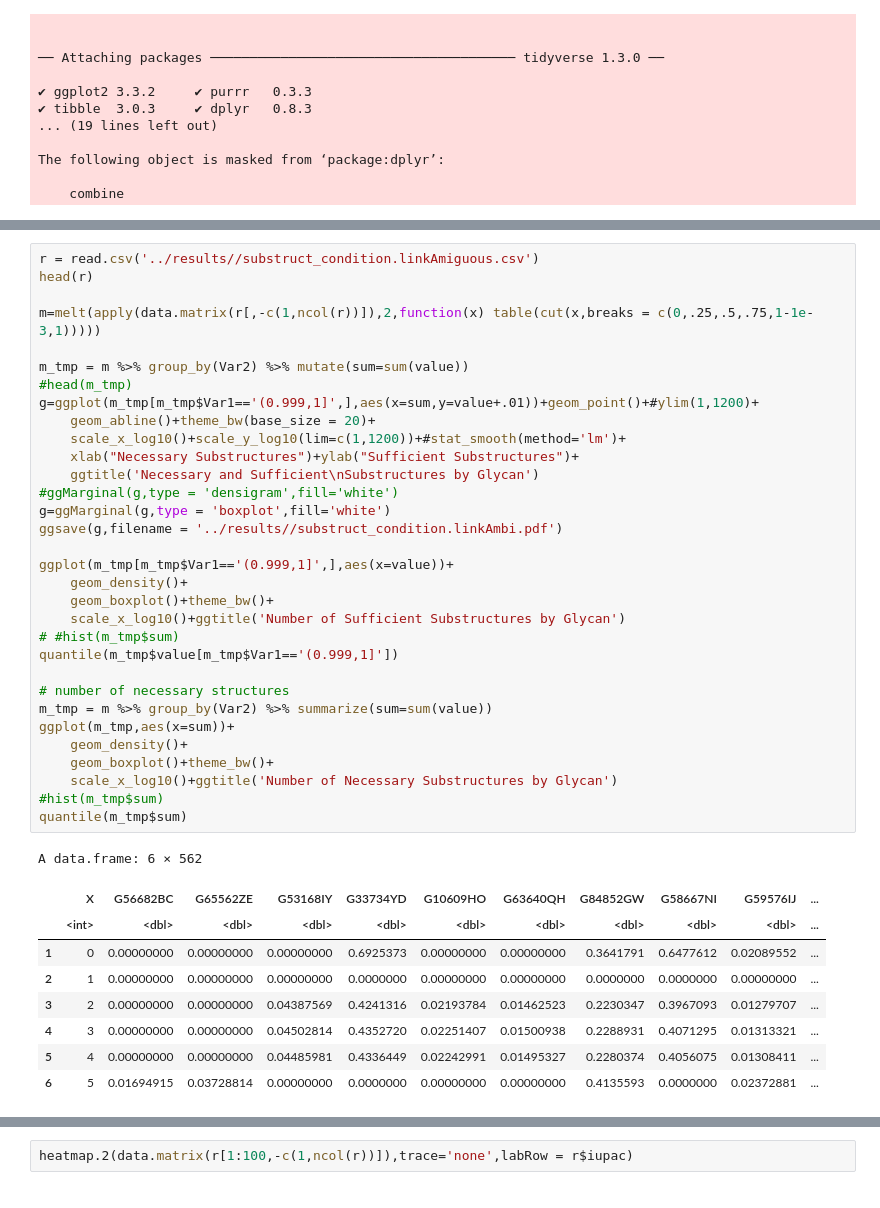
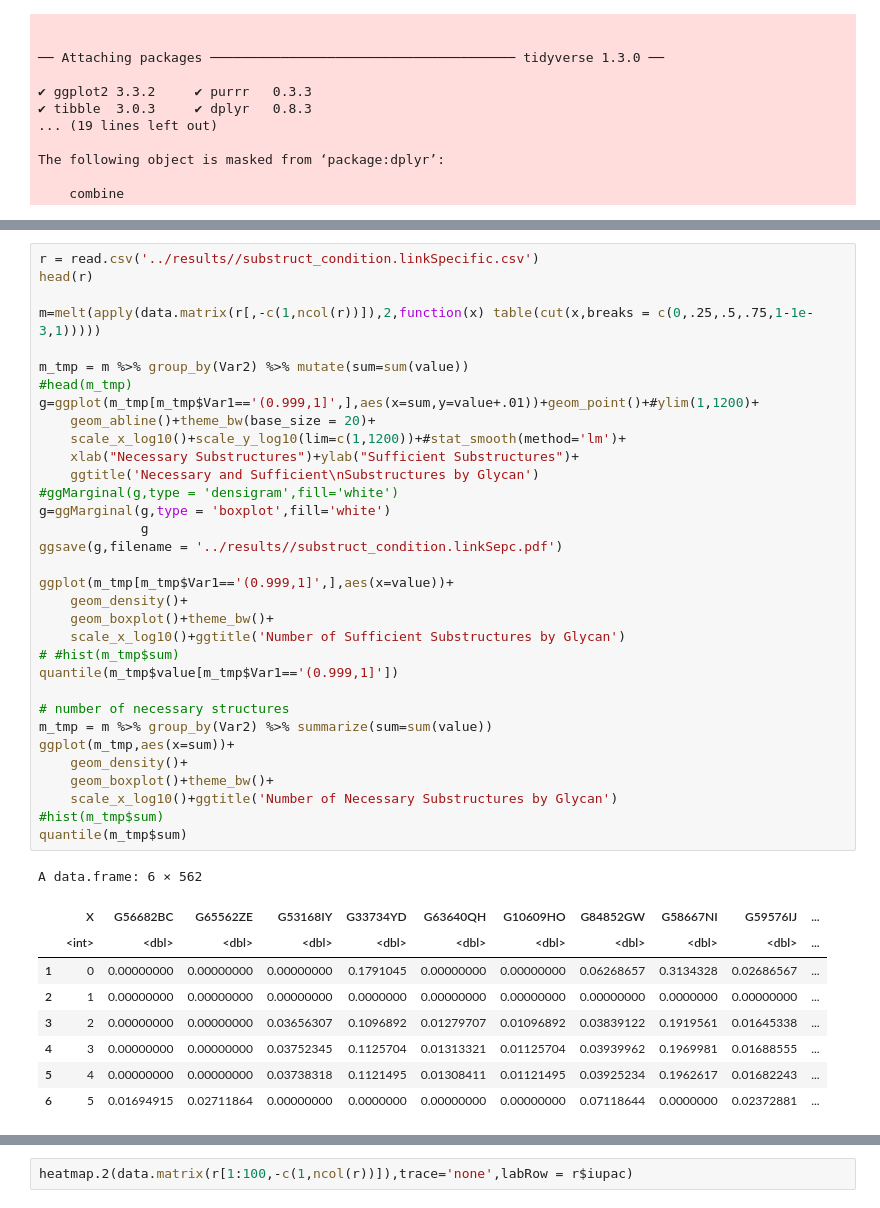
Before and after one commit to bkellman/NecessarySufficient_Substructures, a Jupyter notebook: notebooks/3.Explore.ipynb, the cells around one changed output, grey strips where cells are left out. Drawn from its saved outputs; the diff is of its cells as text.

```diff
--- a/notebooks/3.Explore.ipynb
+++ b/notebooks/3.Explore.ipynb
@@ -27,42 +104,43 @@ The following object is masked from ‘package:dplyr’:
 # %%
-r = read.csv('../results//substruct_condition.linkAmiguous.csv')
+r = read.csv('../results//substruct_condition.linkSpecific.csv')
 head(r)
 
 m=melt(apply(data.matrix(r[,-c(1,ncol(r))]),2,function(x) table(cut(x,breaks = c(0,.25,.5,.75,1-1e-3,1)))))
 
 m_tmp = m %>% group_by(Var2) %>% mutate(sum=sum(value))
 #head(m_tmp)
 g=ggplot(m_tmp[m_tmp$Var1=='(0.999,1]',],aes(x=sum,y=value+.01))+geom_point()+#ylim(1,1200)+
     geom_abline()+theme_bw(base_size = 20)+
     scale_x_log10()+scale_y_log10(lim=c(1,1200))+#stat_smooth(method='lm')+
     xlab("Necessary Substructures")+ylab("Sufficient Substructures")+
     ggtitle('Necessary and Sufficient\nSubstructures by Glycan')
 #ggMarginal(g,type = 'densigram',fill='white')
 g=ggMarginal(g,type = 'boxplot',fill='white')
-ggsave(g,filename = '../results//substruct_condition.linkAmbi.pdf')
+             g
+ggsave(g,filename = '../results//substruct_condition.linkSepc.pdf')
 
 ggplot(m_tmp[m_tmp$Var1=='(0.999,1]',],aes(x=value))+
     geom_density()+
     geom_boxplot()+theme_bw()+
     scale_x_log10()+ggtitle('Number of Sufficient Substructures by Glycan')
 # #hist(m_tmp$sum)
 quantile(m_tmp$value[m_tmp$Var1=='(0.999,1]'])
 
 # number of necessary structures
 m_tmp = m %>% group_by(Var2) %>% summarize(sum=sum(value))
 ggplot(m_tmp,aes(x=sum))+
     geom_density()+
     geom_boxplot()+theme_bw()+
     scale_x_log10()+ggtitle('Number of Necessary Substructures by Glycan')
 #hist(m_tmp$sum)
 quantile(m_tmp$sum)
 # %% [output]
 A data.frame: 6 × 562
-|  | X | G56682BC | G65562ZE | G53168IY | G33734YD | G10609HO | G63640QH | G84852GW | G58667NI | G59576IJ | ... |
+|  | X | G56682BC | G65562ZE | G53168IY | G33734YD | G63640QH | G10609HO | G84852GW | G58667NI | G59576IJ | ... |
 |  | <int> | <dbl> | <dbl> | <dbl> | <dbl> | <dbl> | <dbl> | <dbl> | <dbl> | <dbl> | ... |
-| 1 | 0 | 0.00000000 | 0.00000000 | 0.00000000 | 0.6925373 | 0.00000000 | 0.00000000 | 0.3641791 | 0.6477612 | 0.02089552 | ... |
-| 2 | 1 | 0.00000000 | 0.00000000 | 0.00000000 | 0.0000000 | 0.00000000 | 0.00000000 | 0.0000000 | 0.0000000 | 0.00000000 | ... |
-| 3 | 2 | 0.00000000 | 0.00000000 | 0.04387569 | 0.4241316 | 0.02193784 | 0.01462523 | 0.2230347 | 0.3967093 | 0.01279707 | ... |
-| 4 | 3 | 0.00000000 | 0.00000000 | 0.04502814 | 0.4352720 | 0.02251407 | 0.01500938 | 0.2288931 | 0.4071295 | 0.01313321 | ... |
-| 5 | 4 | 0.00000000 | 0.00000000 | 0.04485981 | 0.4336449 | 0.02242991 | 0.01495327 | 0.2280374 | 0.4056075 | 0.01308411 | ... |
-| 6 | 5 | 0.01694915 | 0.03728814 | 0.00000000 | 0.0000000 | 0.00000000 | 0.00000000 | 0.4135593 | 0.0000000 | 0.02372881 | ... |
+| 1 | 0 | 0.00000000 | 0.00000000 | 0.00000000 | 0.1791045 | 0.00000000 | 0.00000000 | 0.06268657 | 0.3134328 | 0.02686567 | ... |
+| 2 | 1 | 0.00000000 | 0.00000000 | 0.00000000 | 0.0000000 | 0.00000000 | 0.00000000 | 0.00000000 | 0.0000000 | 0.00000000 | ... |
+| 3 | 2 | 0.00000000 | 0.00000000 | 0.03656307 | 0.1096892 | 0.01279707 | 0.01096892 | 0.03839122 | 0.1919561 | 0.01645338 | ... |
+| 4 | 3 | 0.00000000 | 0.00000000 | 0.03752345 | 0.1125704 | 0.01313321 | 0.01125704 | 0.03939962 | 0.1969981 | 0.01688555 | ... |
+| 5 | 4 | 0.00000000 | 0.00000000 | 0.03738318 | 0.1121495 | 0.01308411 | 0.01121495 | 0.03925234 | 0.1962617 | 0.01682243 | ... |
+| 6 | 5 | 0.01694915 | 0.02711864 | 0.00000000 | 0.0000000 | 0.00000000 | 0.00000000 | 0.07118644 | 0.0000000 | 0.02372881 | ... |
```
Also changed, not shown: parts of 4 cells of this notebook, 1 other file.
